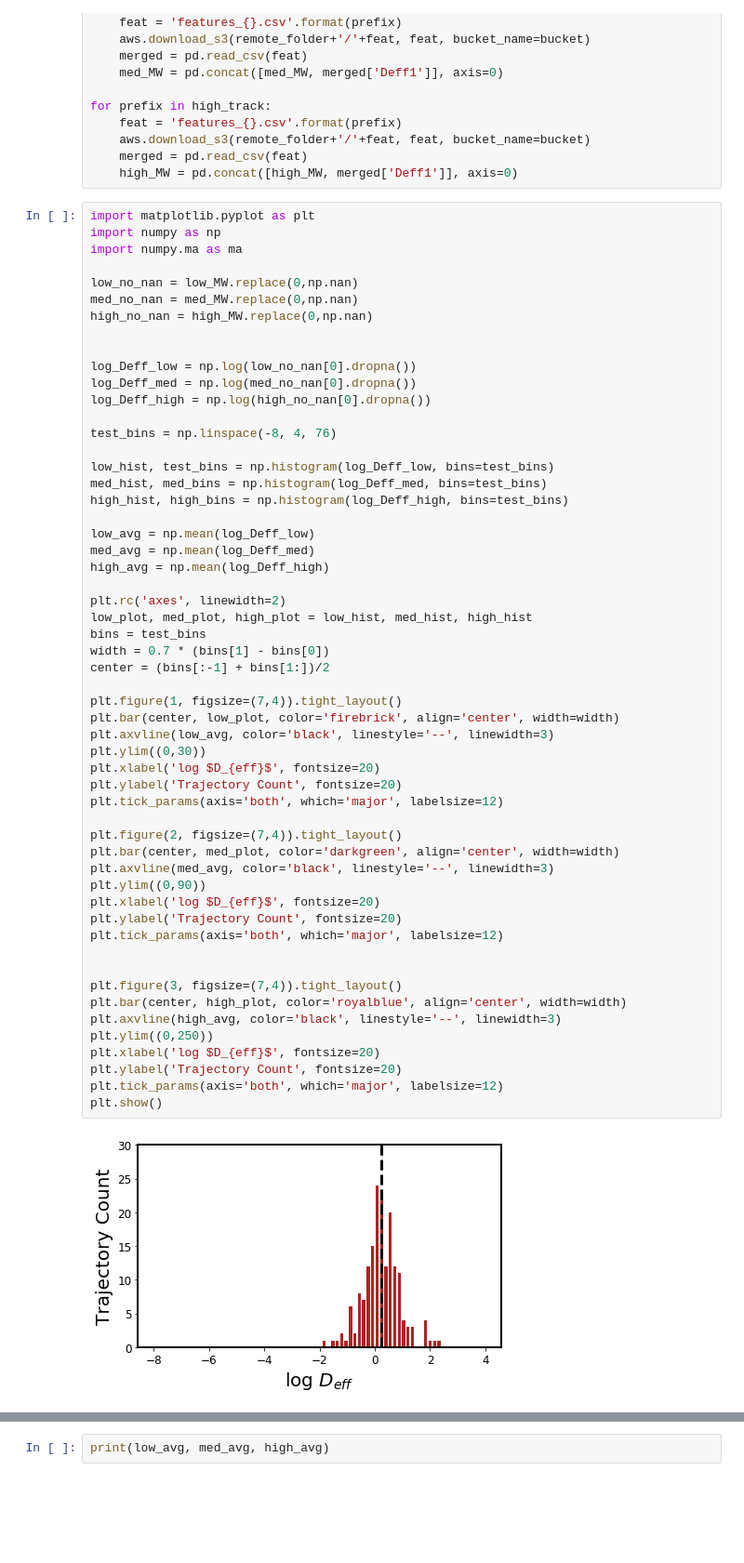
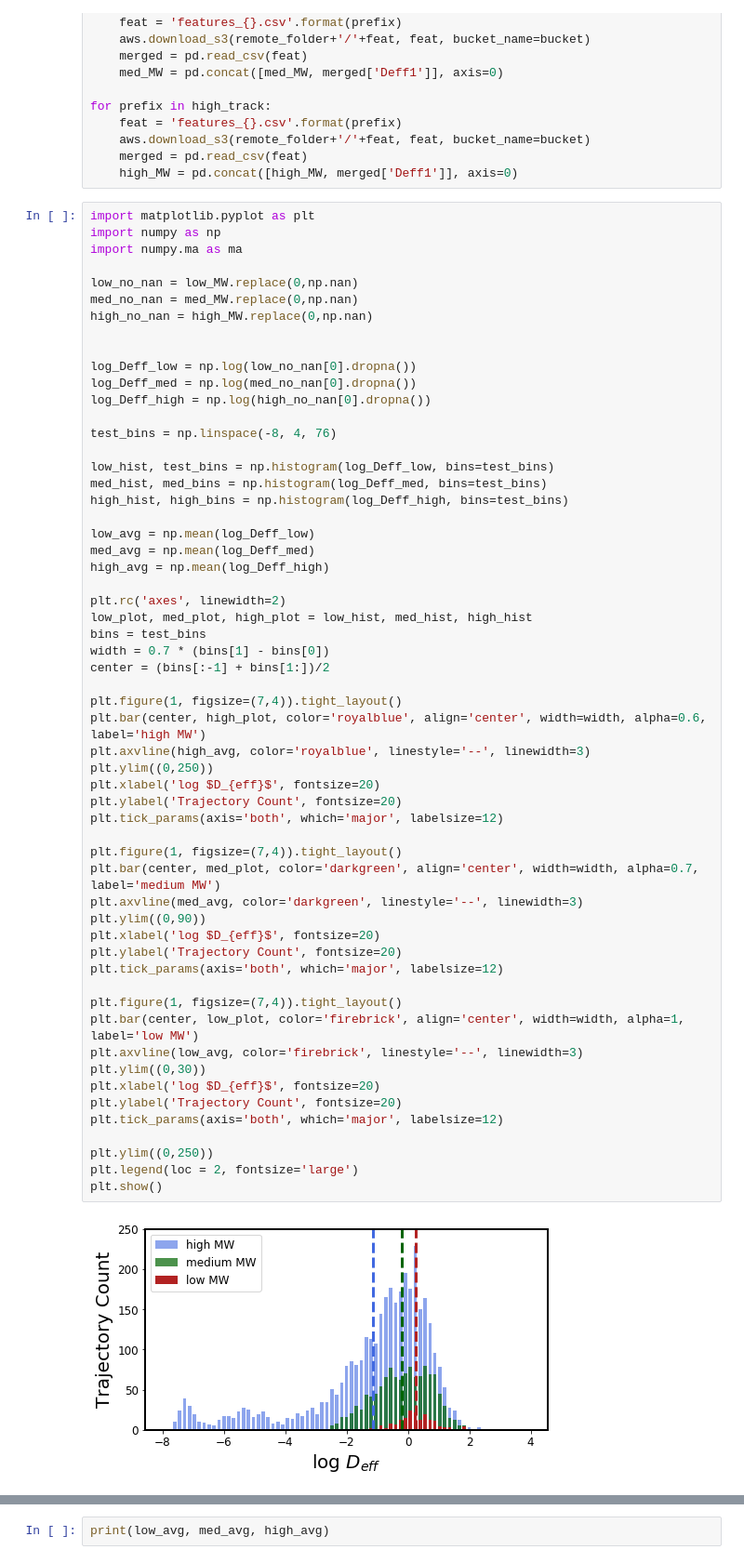
Before and after one commit to mimc7580/diff_classifier, a Jupyter notebook: notebooks/development/06_27_19_MPT_HA_solutions_100nm.ipynb, the cells around one changed output, grey strips where cells are left out. Shown at 93% size. Saved outputs shown, nothing was run; the diff lists cells and outputs as text; blank space fills up the shorter version.

```diff
--- a/notebooks/development/06_27_19_MPT_HA_solutions_100nm.ipynb
+++ b/notebooks/development/06_27_19_MPT_HA_solutions_100nm.ipynb
@@ -498,48 +498,50 @@ high_no_nan = high_MW.replace(0,np.nan)
 
 log_Deff_low = np.log(low_no_nan[0].dropna())
 log_Deff_med = np.log(med_no_nan[0].dropna())
 log_Deff_high = np.log(high_no_nan[0].dropna())
 
 test_bins = np.linspace(-8, 4, 76)
 
 low_hist, test_bins = np.histogram(log_Deff_low, bins=test_bins)
 med_hist, med_bins = np.histogram(log_Deff_med, bins=test_bins)
 high_hist, high_bins = np.histogram(log_Deff_high, bins=test_bins)
 
 low_avg = np.mean(log_Deff_low)
 med_avg = np.mean(log_Deff_med)
 high_avg = np.mean(log_Deff_high)
 
 plt.rc('axes', linewidth=2)
 low_plot, med_plot, high_plot = low_hist, med_hist, high_hist
 bins = test_bins
 width = 0.7 * (bins[1] - bins[0])
 center = (bins[:-1] + bins[1:])/2
 
 plt.figure(1, figsize=(7,4)).tight_layout()
-plt.bar(center, low_plot, color='firebrick', align='center', width=width)
-plt.axvline(low_avg, color='black', linestyle='--', linewidth=3)
+plt.bar(center, high_plot, color='royalblue', align='center', width=width, alpha=0.6, label='high MW')
+plt.axvline(high_avg, color='royalblue', linestyle='--', linewidth=3)
+plt.ylim((0,250))
+plt.xlabel('log $D_{eff}$', fontsize=20)
+plt.ylabel('Trajectory Count', fontsize=20)
+plt.tick_params(axis='both', which='major', labelsize=12)
+
+plt.figure(1, figsize=(7,4)).tight_layout()
+plt.bar(center, med_plot, color='darkgreen', align='center', width=width, alpha=0.7, label='medium MW')
+plt.axvline(med_avg, color='darkgreen', linestyle='--', linewidth=3)
+plt.ylim((0,90))
+plt.xlabel('log $D_{eff}$', fontsize=20)
+plt.ylabel('Trajectory Count', fontsize=20)
+plt.tick_params(axis='both', which='major', labelsize=12)
+
+plt.figure(1, figsize=(7,4)).tight_layout()
+plt.bar(center, low_plot, color='firebrick', align='center', width=width, alpha=1, label='low MW')
+plt.axvline(low_avg, color='firebrick', linestyle='--', linewidth=3)
 plt.ylim((0,30))
 plt.xlabel('log $D_{eff}$', fontsize=20)
 plt.ylabel('Trajectory Count', fontsize=20)
 plt.tick_params(axis='both', which='major', labelsize=12)
 
-plt.figure(2, figsize=(7,4)).tight_layout()
-plt.bar(center, med_plot, color='darkgreen', align='center', width=width)
-plt.axvline(med_avg, color='black', linestyle='--', linewidth=3)
-plt.ylim((0,90))
-plt.xlabel('log $D_{eff}$', fontsize=20)
-plt.ylabel('Trajectory Count', fontsize=20)
-plt.tick_params(axis='both', which='major', labelsize=12)
-
-
-plt.figure(3, figsize=(7,4)).tight_layout()
-plt.bar(center, high_plot, color='royalblue', align='center', width=width)
-plt.axvline(high_avg, color='black', linestyle='--', linewidth=3)
 plt.ylim((0,250))
-plt.xlabel('log $D_{eff}$', fontsize=20)
-plt.ylabel('Trajectory Count', fontsize=20)
-plt.tick_params(axis='both', which='major', labelsize=12)
+plt.legend(loc = 2, fontsize='large')
 plt.show()
 # %% [output]
-[figure, old version]
+[figure, new version]
```
Also changed, not shown: parts of 1 cell of this notebook, 1 other file.
